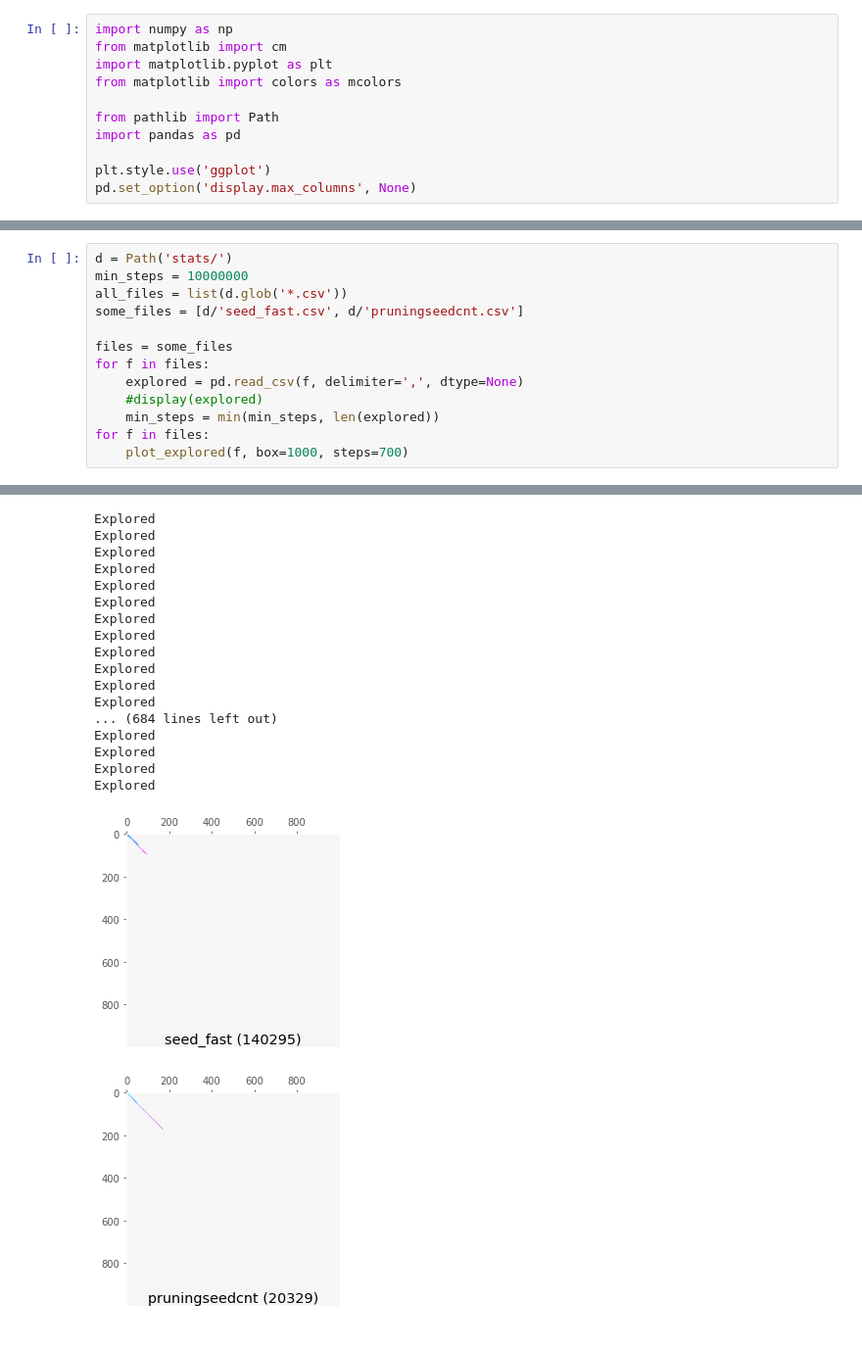
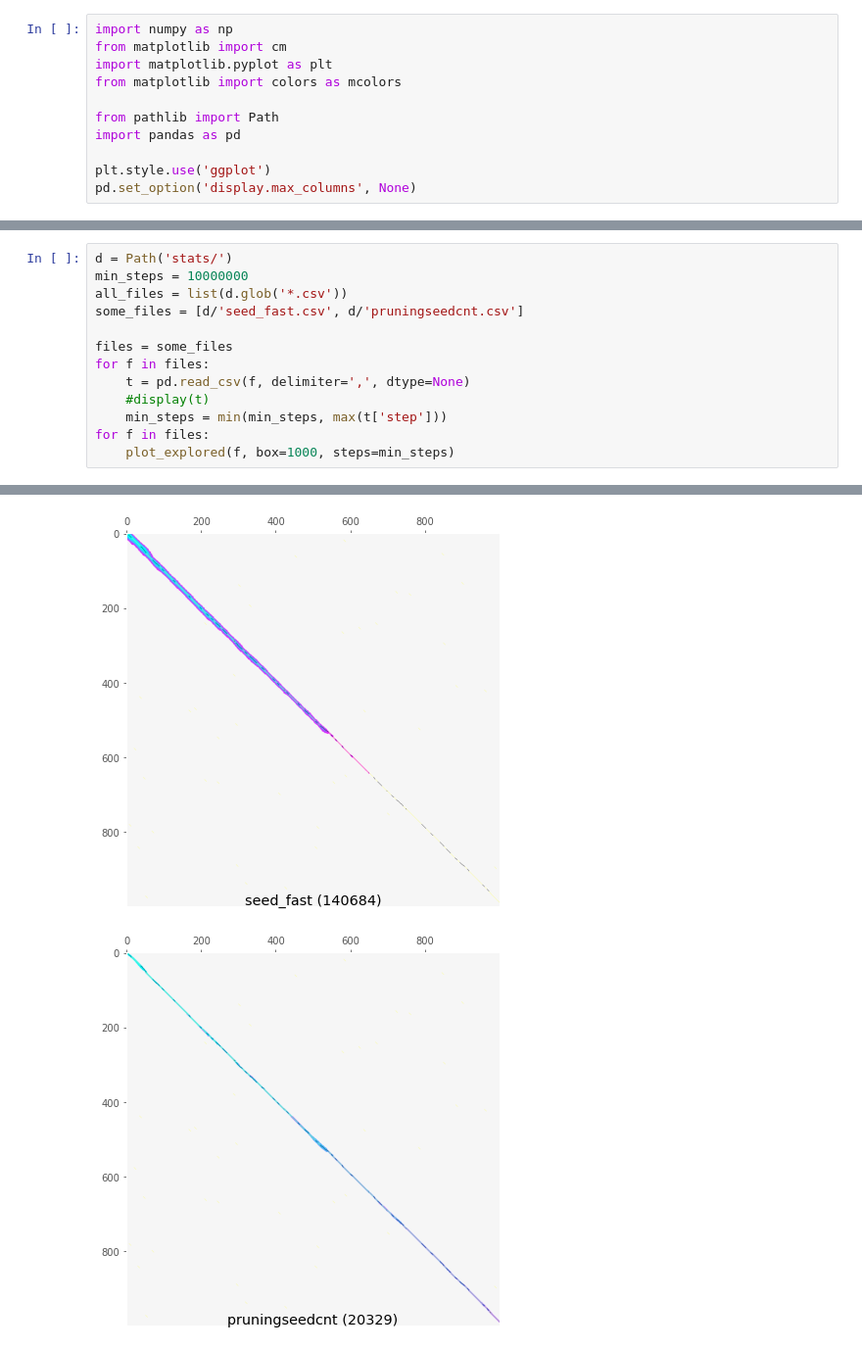
Before and after one commit to RagnarGrootKoerkamp/astar-pairwise-aligner, a Jupyter notebook: evals/visualize-explored.ipynb, the cells around one changed output, grey strips where cells are left out. Shown at 98% size. Cells and saved outputs as stored; diff of their text form.

```diff
--- a/evals/visualize-explored.ipynb
+++ b/evals/visualize-explored.ipynb
@@ -62,9 +60,9 @@ some_files = [d/'seed_fast.csv', d/'pruningseedcnt.csv']
 
 files = some_files
 for f in files:
-    explored = pd.read_csv(f, delimiter=',', dtype=None)
-    #display(explored)
-    min_steps = min(min_steps, len(explored))
+    t = pd.read_csv(f, delimiter=',', dtype=None)
+    #display(t)
+    min_steps = min(min_steps, max(t['step']))
 for f in files:
-    plot_explored(f, box=1000, steps=700)
+    plot_explored(f, box=1000, steps=min_steps)
 # %% [output]
@@ -116,22 +69,5 @@ Explored
-Explored
-Explored
-Explored
-Explored
-Explored
-Explored
-Explored
-Explored
-Explored
-Explored
-Explored
-Explored
-... (684 lines left out)
-Explored
-Explored
-Explored
-Explored
-[figure, old version]
+[figure, new version]
-[figure, old version]
+[figure, new version]
 # %%
 def plot_l():
     f = 'stats/table.csv'
```
Also changed, not shown: parts of 4 cells of this notebook, 2 other files.
